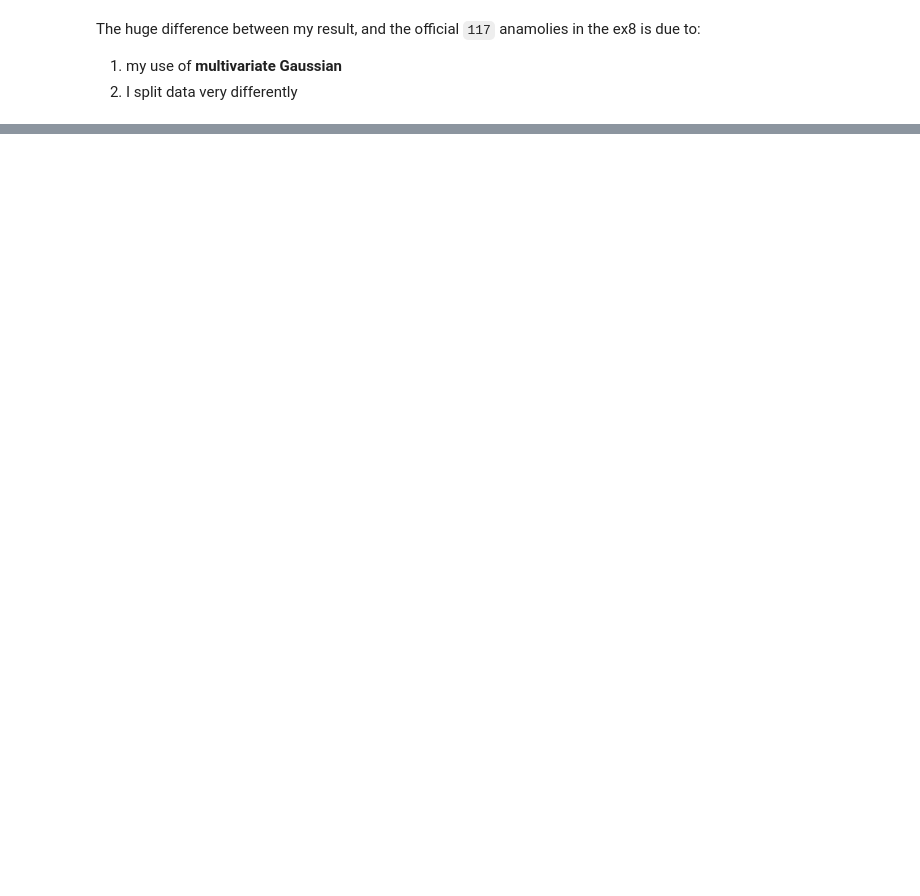
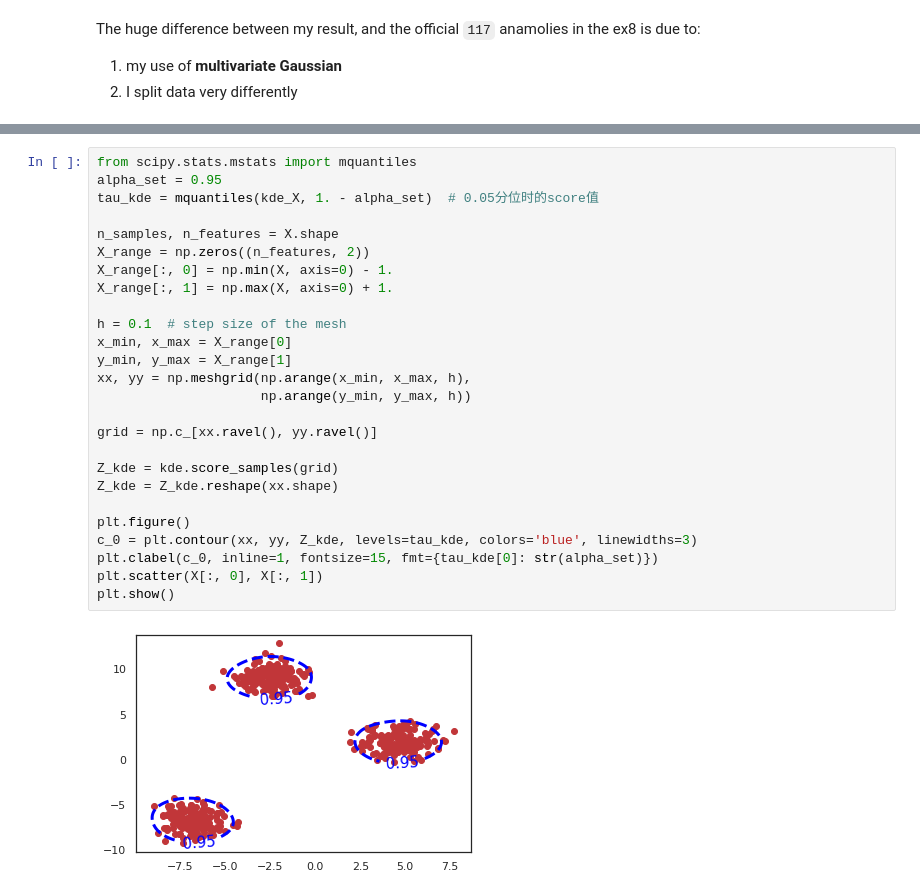
Before and after one commit to Ulysses-WJL/MachineLearning, a Jupyter notebook: 异常检测与推荐系统/1- Anomaly detection.ipynb, the cells around one changed output, grey strips where cells are left out. Drawn from its saved outputs; the diff is of its cells as text; blank space fills up the shorter version.

```diff
--- a/异常检测与推荐系统/1- Anomaly detection.ipynb
+++ b/异常检测与推荐系统/1- Anomaly detection.ipynb
@@ -311,0 +360,28 @@ The huge difference between my result, and the official `117` anamolies in the e
+# %%
+from scipy.stats.mstats import mquantiles
+alpha_set = 0.95
+tau_kde = mquantiles(kde_X, 1. - alpha_set)  # 0.05分位时的score值
+
+n_samples, n_features = X.shape
+X_range = np.zeros((n_features, 2))
+X_range[:, 0] = np.min(X, axis=0) - 1.
+X_range[:, 1] = np.max(X, axis=0) + 1.
+
+h = 0.1  # step size of the mesh
+x_min, x_max = X_range[0]
+y_min, y_max = X_range[1]
+xx, yy = np.meshgrid(np.arange(x_min, x_max, h),
+                     np.arange(y_min, y_max, h))
+
+grid = np.c_[xx.ravel(), yy.ravel()]
+
+Z_kde = kde.score_samples(grid)
+Z_kde = Z_kde.reshape(xx.shape)
+
+plt.figure()
+c_0 = plt.contour(xx, yy, Z_kde, levels=tau_kde, colors='blue', linewidths=3)
+plt.clabel(c_0, inline=1, fontsize=15, fmt={tau_kde[0]: str(alpha_set)})
+plt.scatter(X[:, 0], X[:, 1])
+plt.show()
+# %% [output]
+[figure, added]
```
Also changed, not shown: parts of 23 cells of this notebook, 1 other file.
